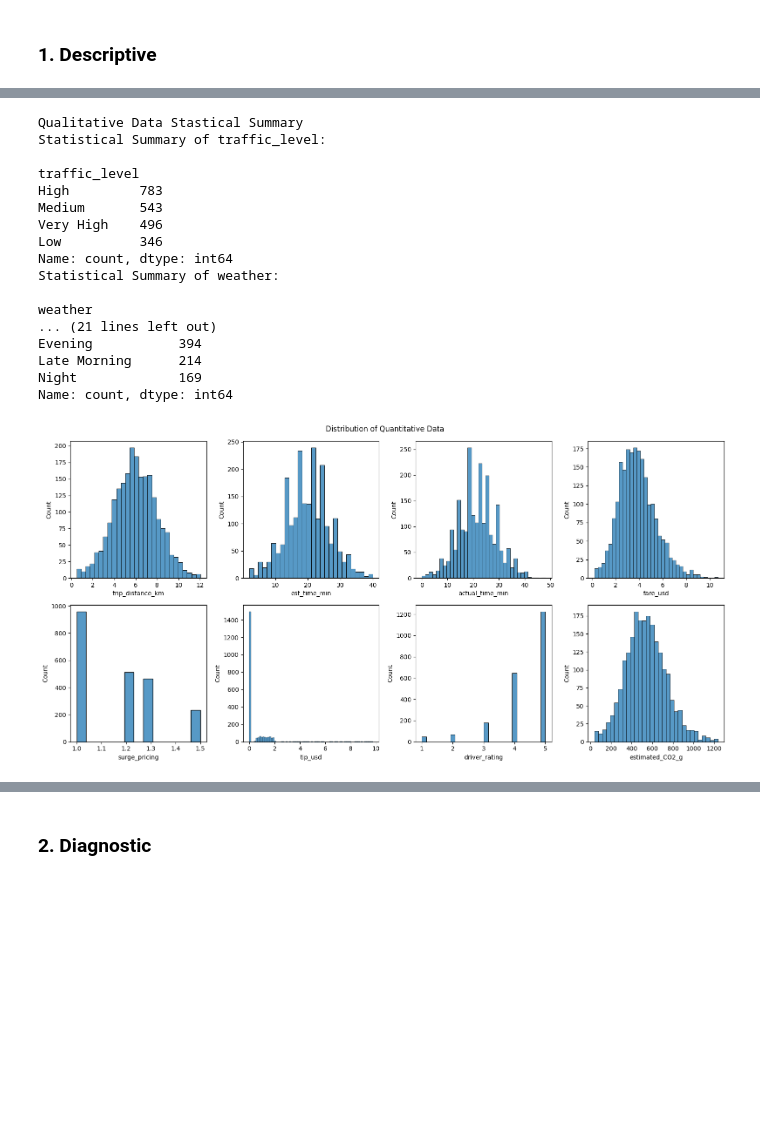
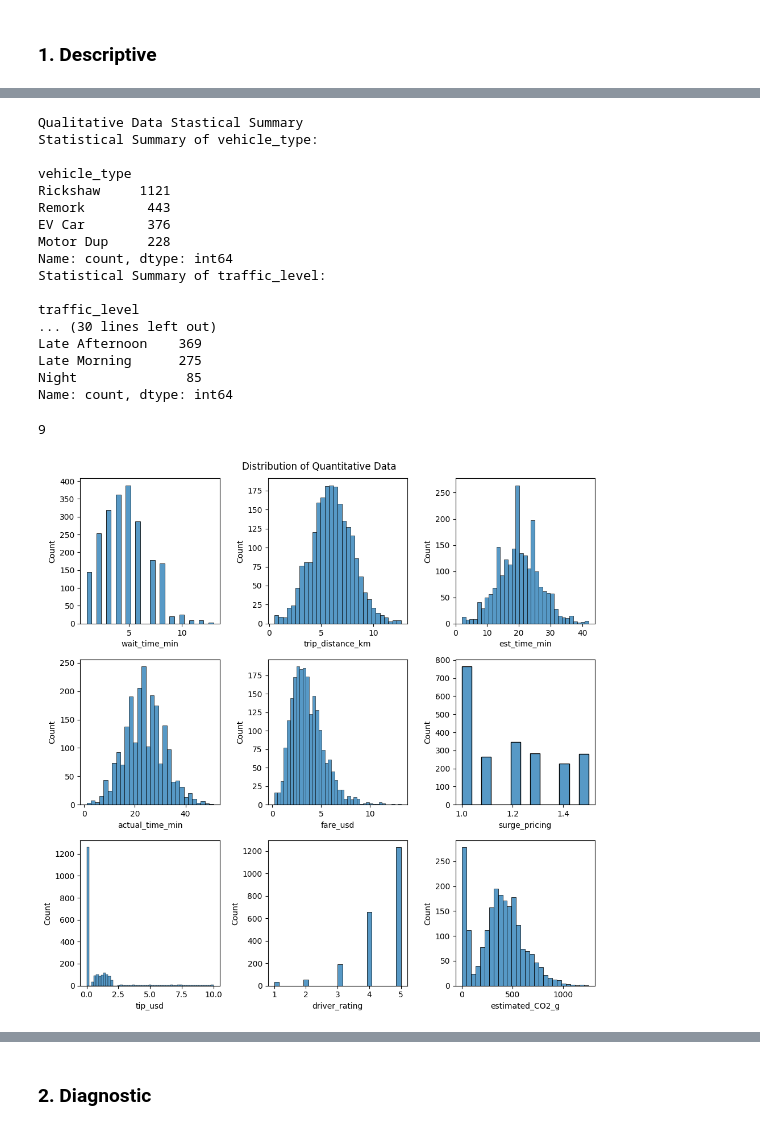
Before and after one commit to LaimengEung/system-analysis-group-final-project, a Jupyter notebook: analysis.ipynb, the cells around one changed output, grey strips where cells are left out. Drawn from its saved outputs; the diff is of its cells as text; code cells hidden in the pictures; blank space fills up the shorter version.

```diff
--- a/analysis.ipynb
+++ b/analysis.ipynb
@@ -127,5 +127,6 @@ Quantitative Data Statistical Summary
 # %%
 qual_cols.remove('request_time')
+qual_cols.remove('arr_time')
 qual_cols.append('day')
 qual_cols.append('time_of_day')
 # %%
@@ -137,34 +138,38 @@ for var in qual_cols:
     print(data[var].value_counts())
 # %% [output]
 Qualitative Data Stastical Summary
+Statistical Summary of vehicle_type:
+
+vehicle_type
+Rickshaw     1121
+Remork        443
+EV Car        376
+Motor Dup     228
+Name: count, dtype: int64
 Statistical Summary of traffic_level:
 
 traffic_level
-High         783
-Medium       543
-Very High    496
-Low          346
+... (30 lines left out)
+Late Afternoon    369
+Late Morning      275
+Night              85
 Name: count, dtype: int64
-Statistical Summary of weather:
-
-weather
-... (21 lines left out)
-Evening           394
-Late Morning      214
-Night             169
-Name: count, dtype: int64
+# %%
+len(quan_cols)
+# %% [output]
+9
 # %%
 # Plot Quantitative Data
-fig, ax = plt.subplots(2, 4, figsize=(16, 8))
+fig, ax = plt.subplots(3, 3, figsize=(10, 10))
 
 for i, var in enumerate(quan_cols):
-    row = i // 4
-    col = i % 4
+    row = i // 3
+    col = i % 3
     sns.histplot(data=data, x=var, ax=ax[row, col])
 
 plt.suptitle("Distribution of Quantitative Data")
 plt.tight_layout()
 # %% [output]
-[figure, old version]
+[figure, new version]
 # %%
 # Plot Qualtitative Data
```
Also changed, not shown: parts of 24 cells of this notebook, 2 other files.
